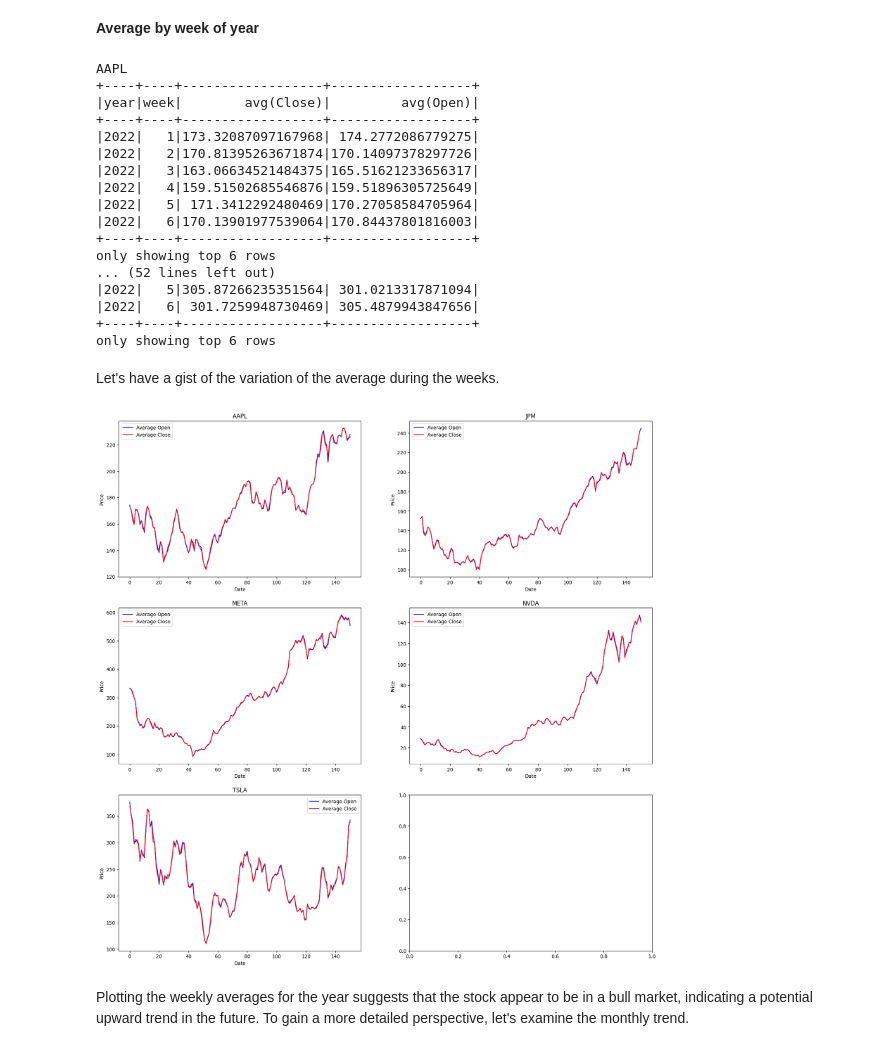
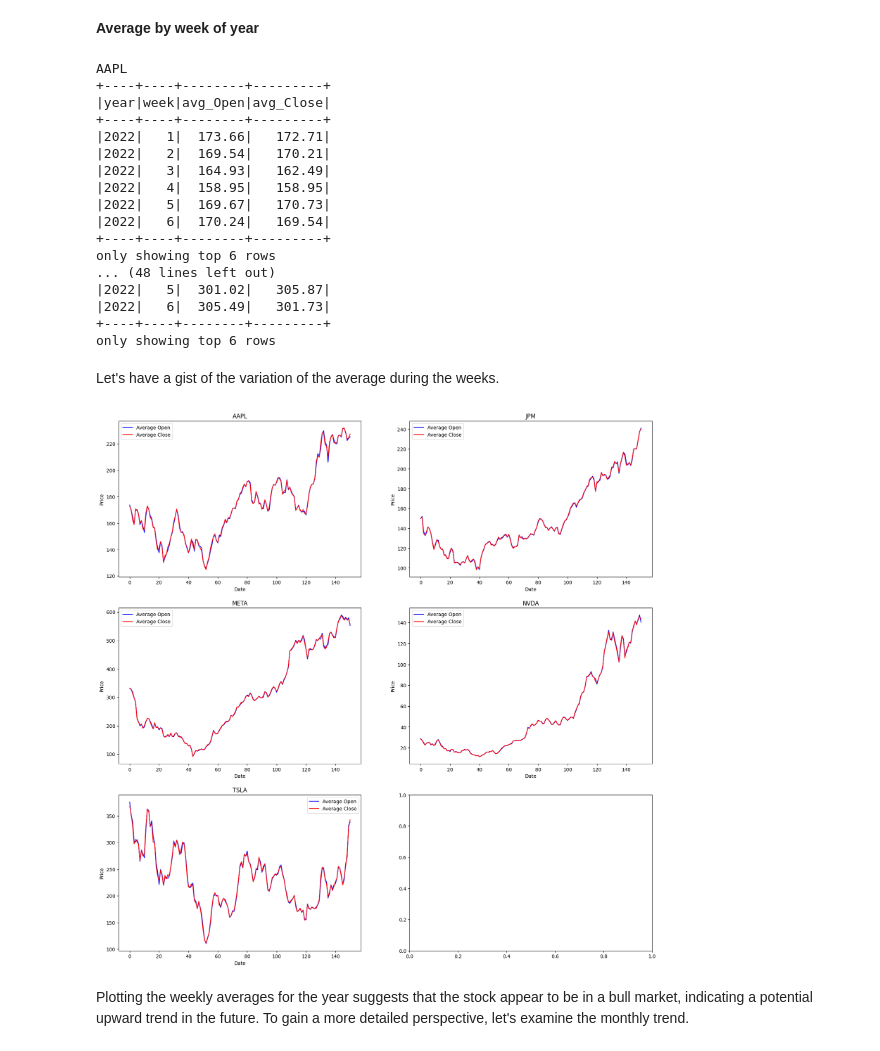
Before and after one commit to ghoumbadji/Stock-Analysis-with-Spark, a Jupyter notebook: Stock_Analysis_with_Spark.ipynb, the cells around one changed output. Cells and saved outputs as stored; diff of their text form; code cells hidden in the pictures.

Commit message:
feat: Optimizations (rounding, removing of unnecessary loops, etc.) and Add of requirements.txt file

```diff
--- a/Stock_Analysis_with_Spark.ipynb
+++ b/Stock_Analysis_with_Spark.ipynb
@@ -117,8 +111,8 @@ The first 40 rows
 # %% [markdown]
 **Number of observations and variables of each stock**
 # %%
-for stock in stock_map:
-  print("The dataframe of the stock", stock, "has", stock_map[stock].count(), "observations with", len(stock_map[stock].columns), "variables.")
+for stock, df in stock_map.items():
+  print("The dataframe of the stock", stock, "has", df.count(), "observations with", len(df.columns), "variables.")
 # %% [output]
 The dataframe of the stock AAPL has 725 observations with 8 variables.
 The dataframe of the stock JPM has 725 observations with 8 variables.
@@ -289,7 +296,7 @@ for stock in stock_map:
   for i in range(len(columns)):
     for j in range(i+1, len(columns)):
         print("Correlation between", columns[i], "and", columns[j], "is",
-              np.round(df.corr(columns[i], columns[j]), 5))
+              round(df.corr(columns[i], columns[j]), 4))
   print()
 # %% [output]
 AAPL
@@ -387,13 +395,11 @@ different time periods (week, month, year)**
 # %% [markdown]
 For each dataframe, we will firstly add the **week**, the **month** and the **year** for each date.
 # %%
-from pyspark.sql.functions import weekofyear, month, year
-
 for stock in stock_map:
   stock_map[stock] = (stock_map[stock]
-                      .withColumn("week", weekofyear(col("Date")))
-                      .withColumn("month", month(col("Date")))
-                      .withColumn("year", year(col("Date")))
+                      .withColumn("week", F.weekofyear(F.col("Date")))
+                      .withColumn("month", F.month(F.col("Date")))
+                      .withColumn("year", F.year(F.col("Date")))
                       )
 
 # Example of result with AAPL stock
@@ -414,53 +420,67 @@ only showing top 6 rows
 **Average by week of year**
 # %%
 for stock in stock_map:
-  print(stock)
-  df = stock_map[stock].groupBy("year", "week").agg({"Open": "avg", "Close": "avg"}).orderBy("year", "week")
-  df.show(6)
-  print()
+      print(stock)
+      df = (stock_map[stock]
+            .groupBy("year", "week")
+            .agg(
+                  F.round(F.avg("Open"), 2).alias("avg_Open"),
+                  F.round(F.avg("Close"), 2).alias("avg_Close")
+            )
+            .orderBy("year", "week")
+      )
+      df.show(6)
+      print()
 # %% [output]
 AAPL
-+----+----+------------------+------------------+
-|year|week|        avg(Close)|         avg(Open)|
-+----+----+------------------+------------------+
-|2022|   1|173.32087097167968| 174.2772086779275|
-|2022|   2|170.81395263671874|170.14097378297726|
-|2022|   3|163.06634521484375|165.51621233656317|
-|2022|   4|159.51502685546876|159.51896305725649|
-|2022|   5| 171.3412292480469|170.27058584705964|
-|2022|   6|170.13901977539064|170.84437801816003|
-+----+----+------------------+------------------+
++----+----+--------+---------+
+|year|week|avg_Open|avg_Close|
++----+----+--------+---------+
+|2022|   1|  173.66|   172.71|
+|2022|   2|  169.54|   170.21|
+|2022|   3|  164.93|   162.49|
+|2022|   4|  158.95|   158.95|
+|2022|   5|  169.67|   170.73|
+|2022|   6|  170.24|   169.54|
++----+----+--------+---------+
 only showing top 6 rows
-... (52 lines left out)
-|2022|   5|305.87266235351564| 301.0213317871094|
-|2022|   6| 301.7259948730469| 305.4879943847656|
-+----+----+------------------+------------------+
+... (48 lines left out)
+|2022|   5|  301.02|   305.87|
+|2022|   6|  305.49|   301.73|
++----+----+--------+---------+
 only showing top 6 rows
 # %% [markdown]
 Let's have a gist of the variation of the average during the weeks.
 # %%
 fig, ax = plt.subplots(nrows=3, ncols=2)
 fig.set_size_inches(w=20, h=20)
 cur_row = 0
 cur_col = 0
 
 for stock in stock_map:
-  df = stock_map[stock].groupBy("year", "week").agg({"Open": "avg", "Close": "avg"}).orderBy("year", "week")
+  df = (stock_map[stock]
+          .groupBy("year", "week")
+          .agg(
+                F.round(F.avg("Open"), 2).alias("avg_Open"),
+                F.round(F.avg("Close"), 2).alias("avg_Close")
+          )
+          .orderBy("year", "week")
+  )
   df = df.toPandas()
   if cur_col == 2:
     cur_row += 1
     cur_col = 0
-  ax[cur_row, cur_col].plot(df["avg(Open)"], color="blue", label="Average Open")
-  ax[cur_row, cur_col].plot(df["avg(Close)"], color="red", label="Average Close")
+  ax[cur_row, cur_col].plot(df["avg_Open"], color="blue", label="Average Open")
+  ax[cur_row, cur_col].plot(df["avg_Close"], color="red", label="Average Close")
   ax[cur_row, cur_col].set_xlabel(xlabel="Date")
   ax[cur_row, cur_col].set_ylabel(ylabel="Price")
   ax[cur_row, cur_col].set_title(label=stock)
   ax[cur_row, cur_col].legend()
   cur_col += 1
 
 plt.show()
 # %% [output]
-[figure, old version]
+[figure, new version]
 # %% [markdown]
 Plotting the weekly averages for the year suggests that the stock appear to be in a bull market, indicating a potential upward trend in the future. To gain a more detailed perspective, let's examine the monthly trend.
 # %% [markdown]
```
Also changed, not shown: parts of 37 cells of this notebook, 3 other files.
